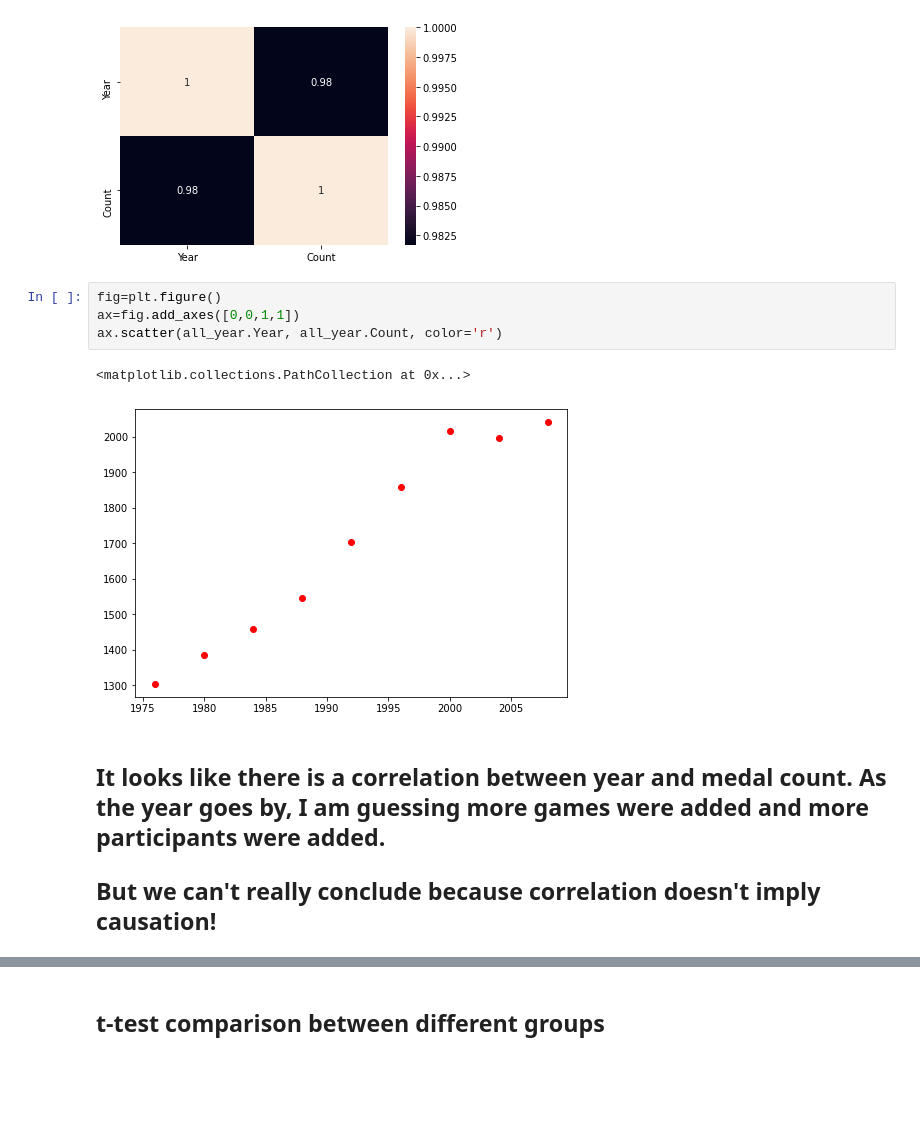
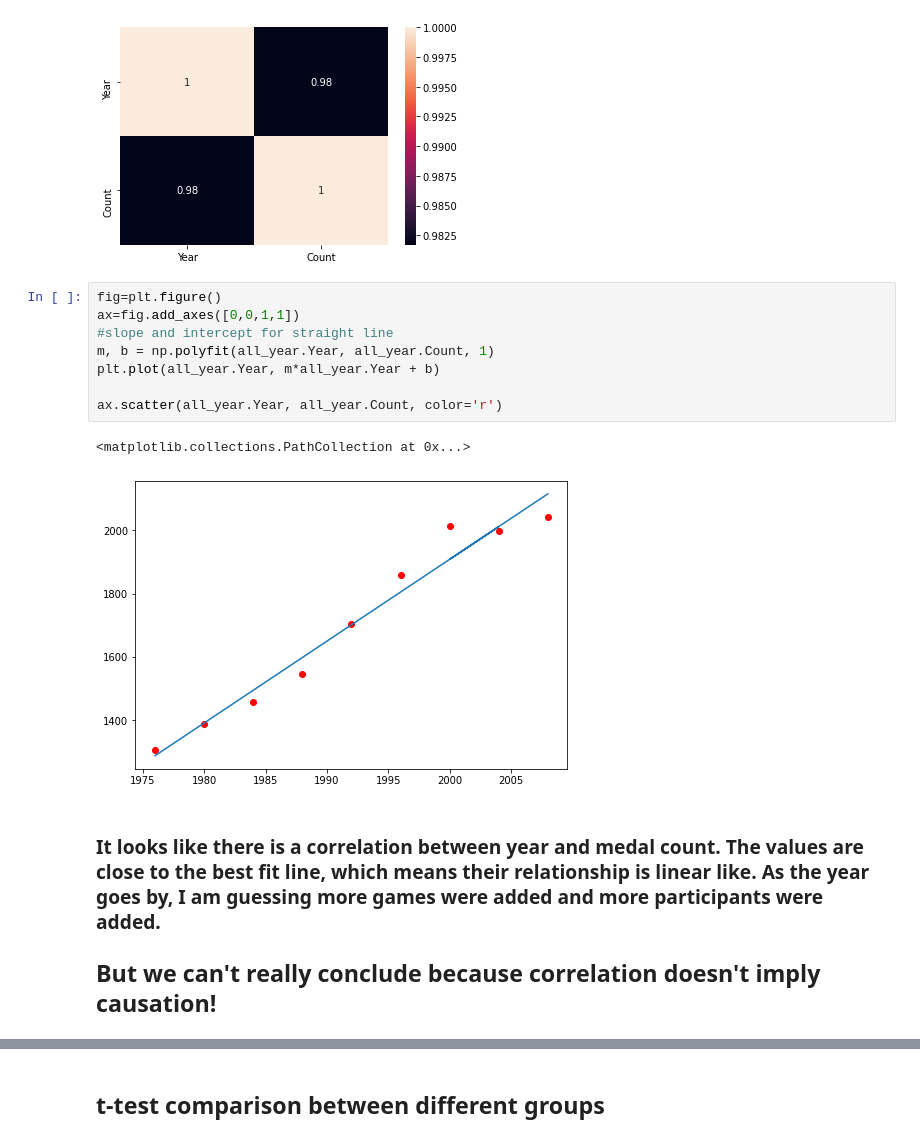
Before and after one commit to liyaSileshi/Summer-Olympics, a Jupyter notebook: notebooks/olympics.ipynb, the cells around one changed output, grey strips where cells are left out. Saved outputs shown, nothing was run; the diff lists cells and outputs as text; blank space fills up the shorter version.

```diff
--- a/notebooks/olympics.ipynb
+++ b/notebooks/olympics.ipynb
@@ -431,12 +441,16 @@ sns.heatmap(all_year.corr(), annot=True)
 # %%
 fig=plt.figure()
 ax=fig.add_axes([0,0,1,1])
+#slope and intercept for straight line
+m, b = np.polyfit(all_year.Year, all_year.Count, 1)
+plt.plot(all_year.Year, m*all_year.Year + b)
+
 ax.scatter(all_year.Year, all_year.Count, color='r')
 # %% [output]
 <matplotlib.collections.PathCollection at 0x...>
-[figure, old version]
+[figure, new version]
 # %% [markdown]
-## It looks like there is a correlation between year and medal count. As the year goes by, I am guessing more games were added and more participants were added.
+### It looks like there is a correlation between year and medal count. The values are close to the best fit line, which means their relationship is linear like. As the year goes by, I am guessing more games were added and more participants were added.
 ## But we can't really conclude because correlation doesn't imply causation!
 # %% [markdown]
    # Summary of Analysis Result
```
Also changed, not shown: parts of 17 cells of this notebook.
